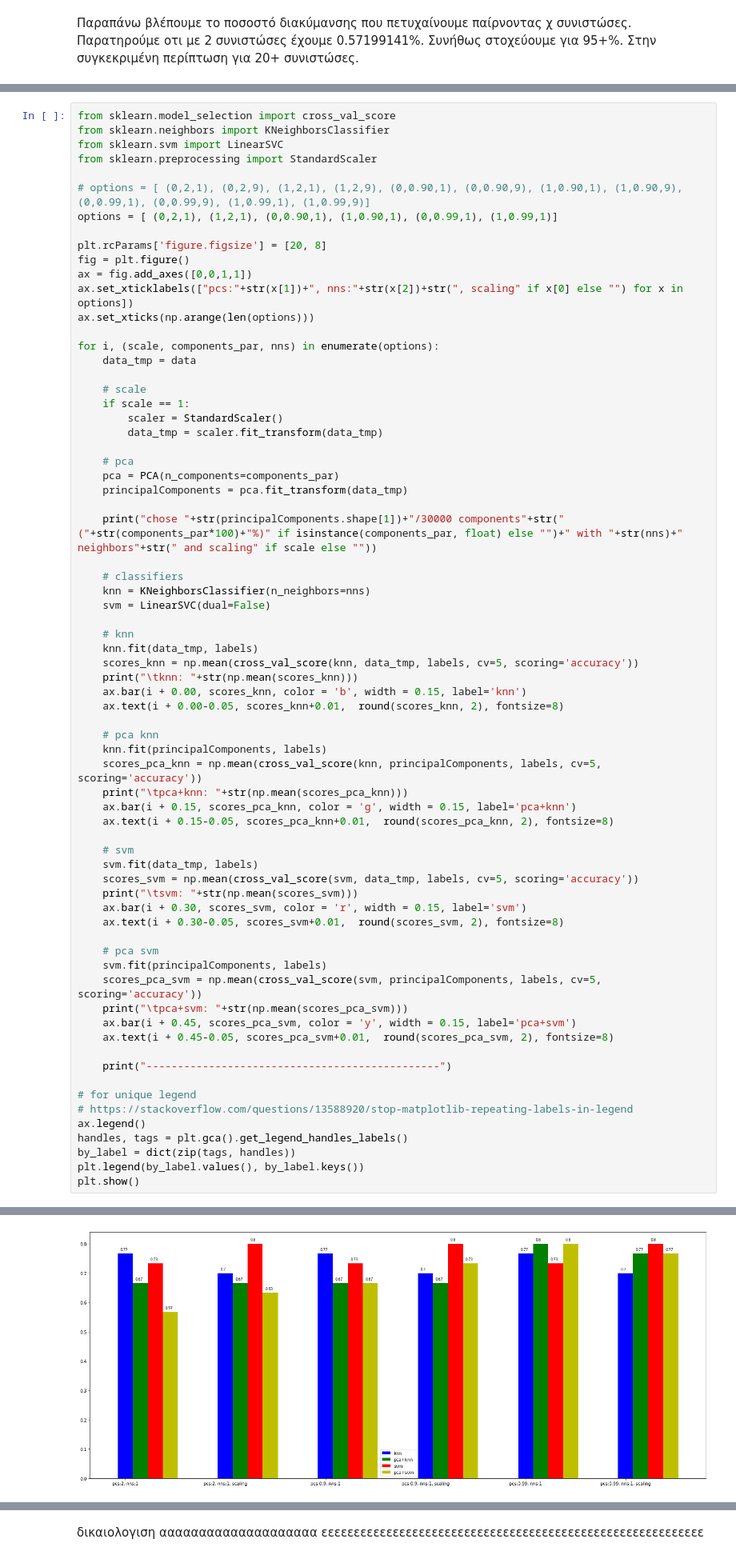
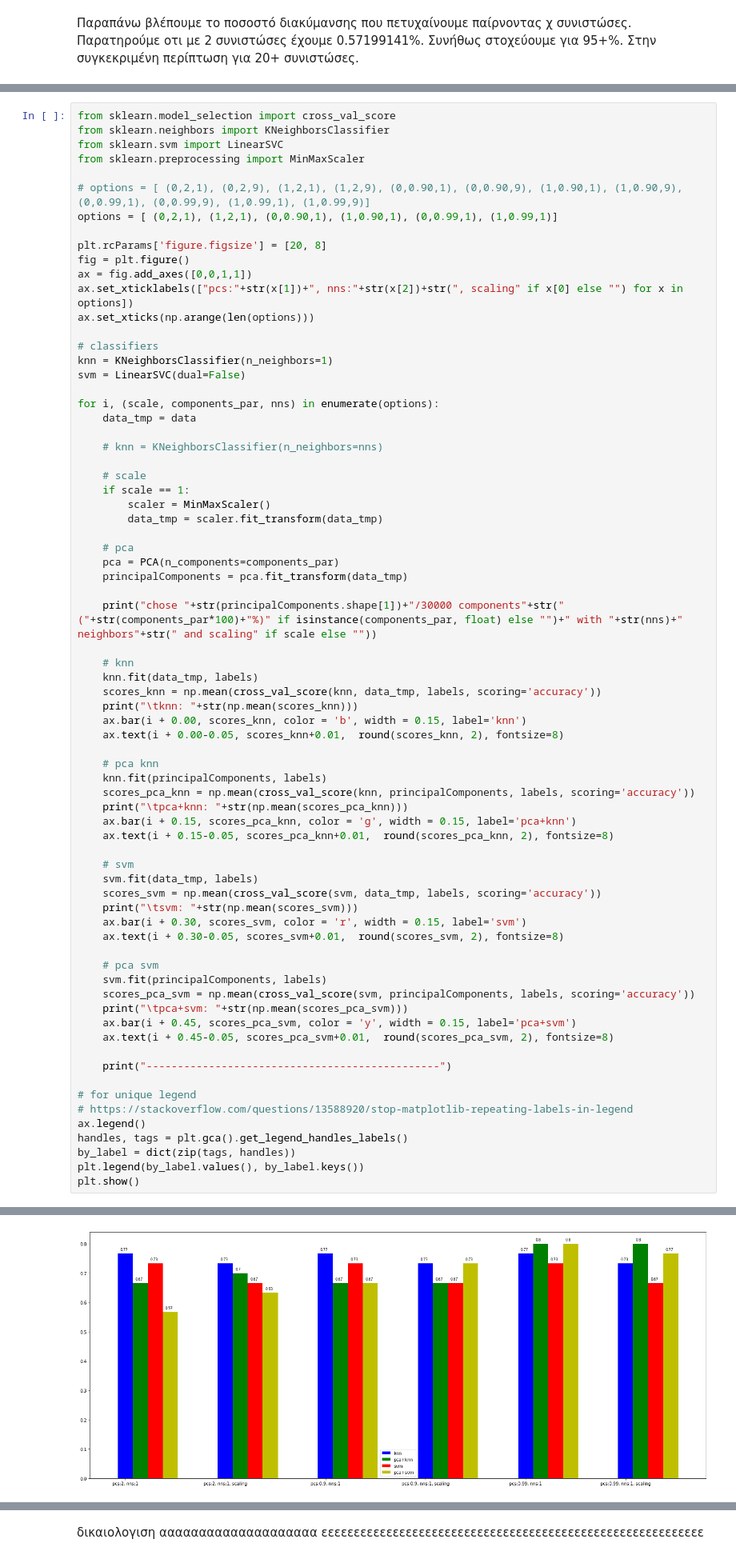
Before and after one commit to stratos1st/machine_learning_2020, a Jupyter notebook: Untitled.ipynb, the cells around one changed output, grey strips where cells are left out. Shown at 80% size. Drawn from its saved outputs; the diff is of its cells as text.

```diff
--- a/Untitled.ipynb
+++ b/Untitled.ipynb
@@ -153,7 +153,7 @@ for i in range(30):
 from sklearn.model_selection import cross_val_score
 from sklearn.neighbors import KNeighborsClassifier
 from sklearn.svm import LinearSVC
-from sklearn.preprocessing import StandardScaler
+from sklearn.preprocessing import MinMaxScaler
 
 # options = [ (0,2,1), (0,2,9), (1,2,1), (1,2,9), (0,0.90,1), (0,0.90,9), (1,0.90,1), (1,0.90,9), (0,0.99,1), (0,0.99,9), (1,0.99,1), (1,0.99,9)]
 options = [ (0,2,1), (1,2,1), (0,0.90,1), (1,0.90,1), (0,0.99,1), (1,0.99,1)]
@@ -164,12 +164,18 @@ ax = fig.add_axes([0,0,1,1])
 ax.set_xticklabels(["pcs:"+str(x[1])+", nns:"+str(x[2])+str(", scaling" if x[0] else "") for x in options])
 ax.set_xticks(np.arange(len(options)))
 
+# classifiers
+knn = KNeighborsClassifier(n_neighbors=1)
+svm = LinearSVC(dual=False)
+
 for i, (scale, components_par, nns) in enumerate(options):
     data_tmp = data
 
+    # knn = KNeighborsClassifier(n_neighbors=nns)
+
     # scale
     if scale == 1:
-        scaler = StandardScaler()
+        scaler = MinMaxScaler()
         data_tmp = scaler.fit_transform(data_tmp)
 
     # pca
@@ -178,34 +184,30 @@ for i, (scale, components_par, nns) in enumerate(options):
 
     print("chose "+str(principalComponents.shape[1])+"/30000 components"+str(" ("+str(components_par*100)+"%)" if isinstance(components_par, float) else "")+" with "+str(nns)+" neighbors"+str(" and scaling" if scale else ""))
 
-    # classifiers
-    knn = KNeighborsClassifier(n_neighbors=nns)
-    svm = LinearSVC(dual=False)
-
     # knn
     knn.fit(data_tmp, labels)
-    scores_knn = np.mean(cross_val_score(knn, data_tmp, labels, cv=5, scoring='accuracy'))
+    scores_knn = np.mean(cross_val_score(knn, data_tmp, labels, scoring='accuracy'))
     print("\tknn: "+str(np.mean(scores_knn)))
     ax.bar(i + 0.00, scores_knn, color = 'b', width = 0.15, label='knn')
     ax.text(i + 0.00-0.05, scores_knn+0.01,  round(scores_knn, 2), fontsize=8)
 
     # pca knn
     knn.fit(principalComponents, labels)
-    scores_pca_knn = np.mean(cross_val_score(knn, principalComponents, labels, cv=5, scoring='accuracy'))
+    scores_pca_knn = np.mean(cross_val_score(knn, principalComponents, labels, scoring='accuracy'))
     print("\tpca+knn: "+str(np.mean(scores_pca_knn)))
     ax.bar(i + 0.15, scores_pca_knn, color = 'g', width = 0.15, label='pca+knn')
     ax.text(i + 0.15-0.05, scores_pca_knn+0.01,  round(scores_pca_knn, 2), fontsize=8)
 
     # svm
     svm.fit(data_tmp, labels)
-    scores_svm = np.mean(cross_val_score(svm, data_tmp, labels, cv=5, scoring='accuracy'))
+    scores_svm = np.mean(cross_val_score(svm, data_tmp, labels, scoring='accuracy'))
     print("\tsvm: "+str(np.mean(scores_svm)))
     ax.bar(i + 0.30, scores_svm, color = 'r', width = 0.15, label='svm')
     ax.text(i + 0.30-0.05, scores_svm+0.01,  round(scores_svm, 2), fontsize=8)
 
     # pca svm
     svm.fit(principalComponents, labels)
-    scores_pca_svm = np.mean(cross_val_score(svm, principalComponents, labels, cv=5, scoring='accuracy'))
+    scores_pca_svm = np.mean(cross_val_score(svm, principalComponents, labels, scoring='accuracy'))
     print("\tpca+svm: "+str(np.mean(scores_pca_svm)))
     ax.bar(i + 0.45, scores_pca_svm, color = 'y', width = 0.15, label='pca+svm')
     ax.text(i + 0.45-0.05, scores_pca_svm+0.01,  round(scores_pca_svm, 2), fontsize=8)
@@ -238,6 +240,6 @@ chose 2/30000 components with 1 neighbors and scaling
         pca+svm: 0.7666666666666667
 -----------------------------------------------
-[figure, old version]
+[figure, new version]
 # %% [markdown]
 Όπως βλέπουμε παραπάνω παρακολουθούμε την μέση ακρίβεια των αλγορίθμων knn και linear svc. Για να απαντήσω πιο σωστά στα επόμενα ερωτήματα έχω τρέξει συνδιασμούς των παραπάνω αλγορίθμων. Συγκεκριμένα έχω τις παρακάτω παραμέτρους:
 * 1 ή 9 γείτονες στον knn (αυτή η παράμετρος δεν είναι ενεργοποιημένη, είναι στο options που βρίσκεται σε σχόλια)
```
Also changed, not shown: parts of 16 cells of this notebook.
